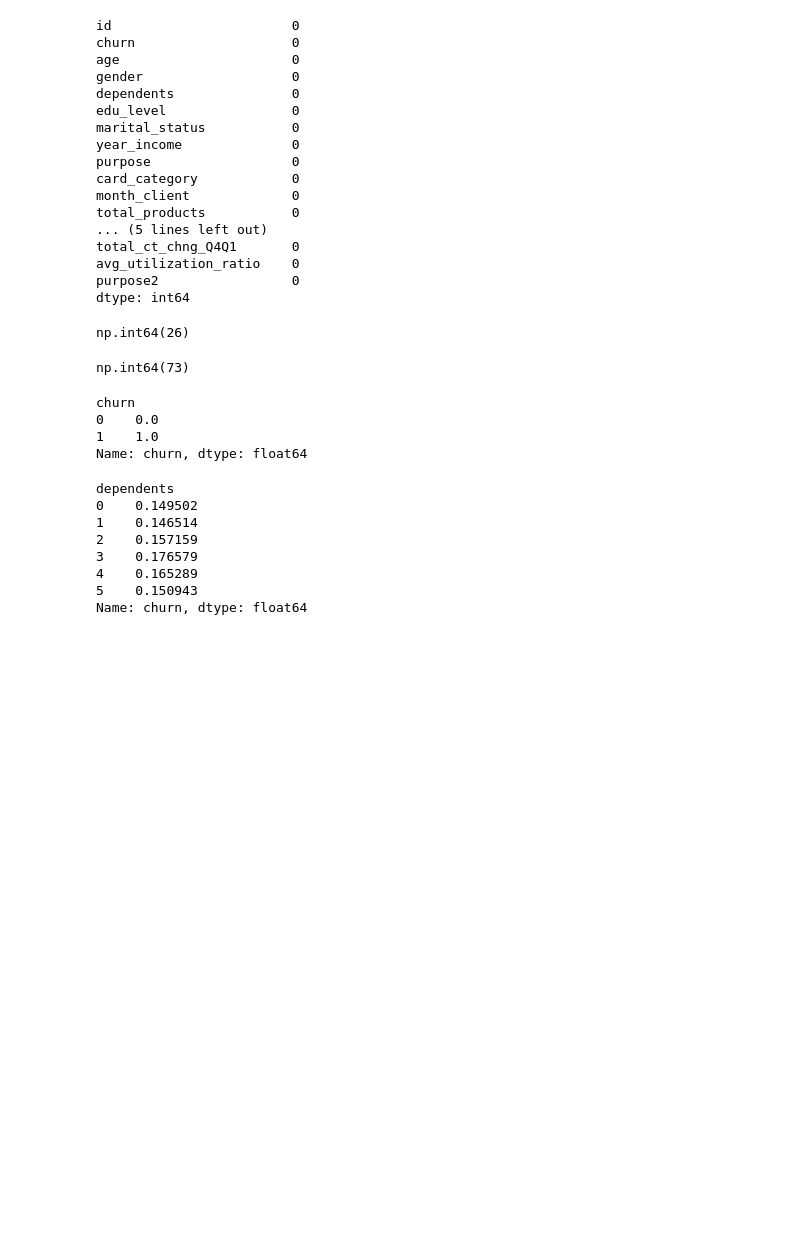
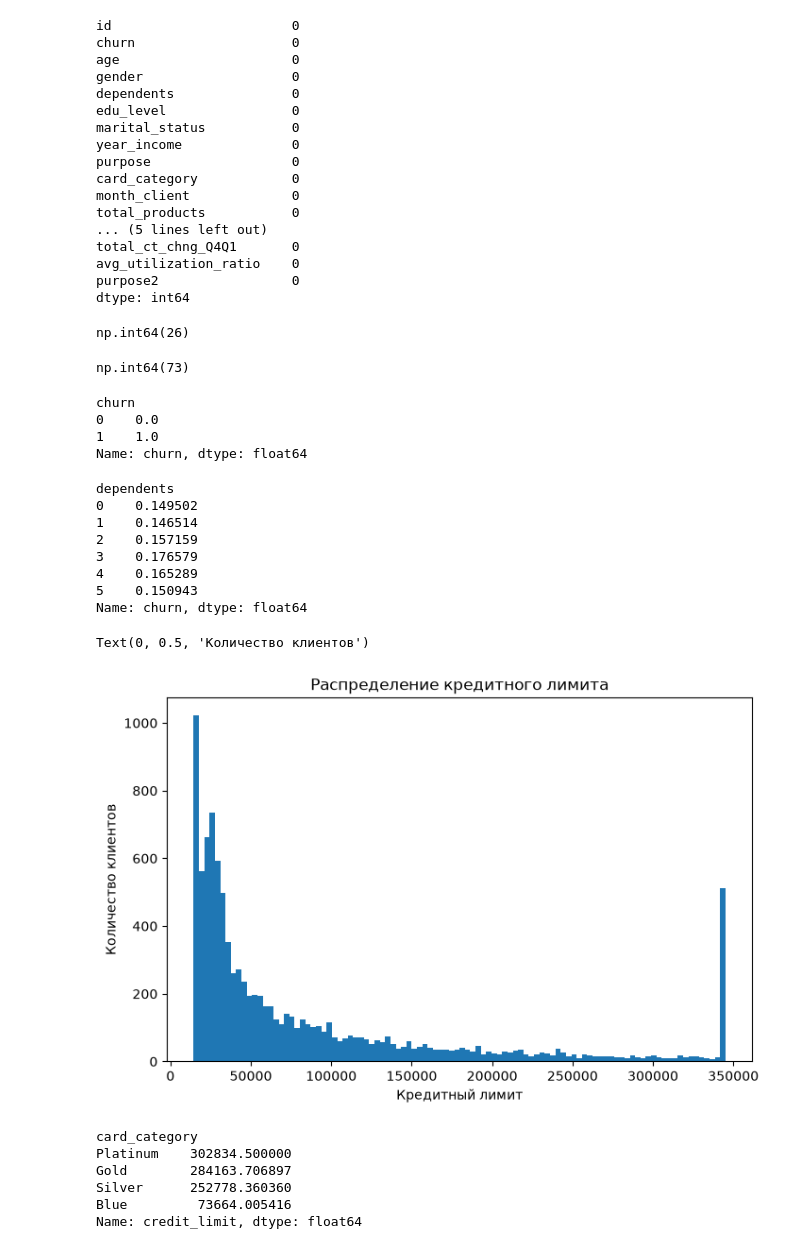
Before and after one commit to Kamil51890/data-science, a Jupyter notebook: Pandas_1.ipynb, the cells around one changed output. Drawn from its saved outputs; the diff is of its cells as text; code cells hidden in the pictures; blank space fills up the shorter version.

```diff
--- a/Pandas_1.ipynb
+++ b/Pandas_1.ipynb
@@ -528,3 +528,23 @@ dependents
 4    0.165289
 5    0.150943
 Name: churn, dtype: float64
+# %%
+fig, ax = plt.subplots(figsize =(8, 5))
+
+ax.hist(df['credit_limit'], bins = 100)
+ax.set_title('Распределение кредитного лимита')
+ax.set_xlabel('Кредитный лимит')
+ax.set_ylabel('Количество клиентов')
+# %% [output]
+Text(0, 0.5, 'Количество клиентов')
+[figure, added]
+# %%
+mean_limit = df.groupby('card_category')['credit_limit'].mean().sort_values(ascending=False)
+print(mean_limit)
+# %% [output]
+card_category
+Platinum    302834.500000
+Gold        284163.706897
+Silver      252778.360360
+Blue         73664.005416
+Name: credit_limit, dtype: float64
```
Also changed, not shown: parts of 26 cells of this notebook.
